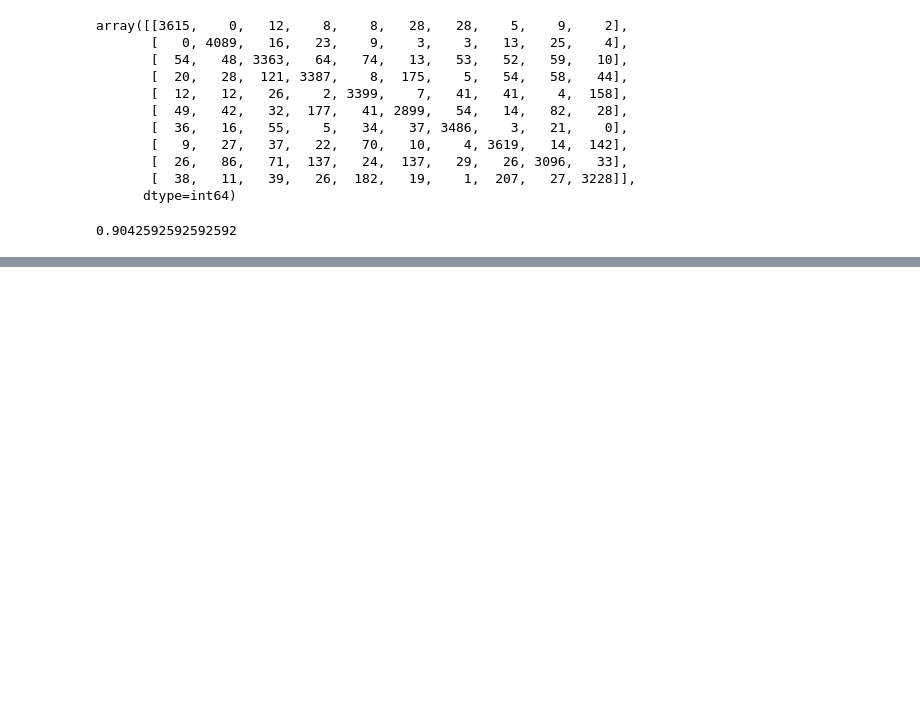
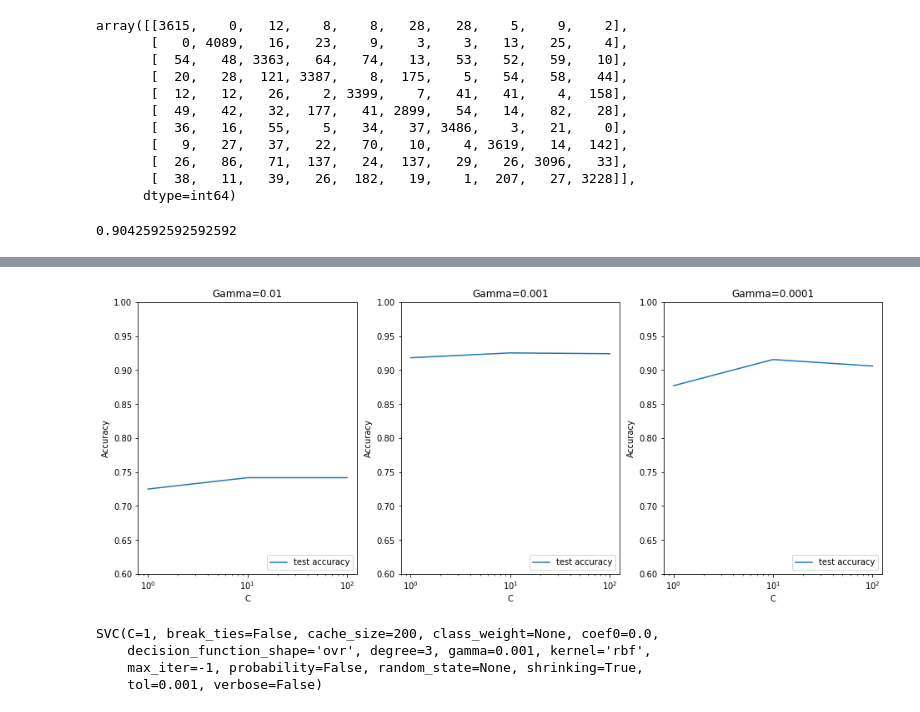
Before and after one commit to PriyankaSiripurapu/SVM_DigitRecogniser, a Jupyter notebook: Digit Recogniser_SVM.ipynb, the cells around one changed output, grey strips where cells are left out. Cells and saved outputs as stored; diff of their text form; code cells hidden in the pictures; blank space fills up the shorter version.

```diff
--- a/Digit Recogniser_SVM.ipynb
+++ b/Digit Recogniser_SVM.ipynb
@@ -158,0 +179,3 @@ metrics.accuracy_score(y_true=y_test, y_pred=pred)
+# %%
+rbf_svm = svm.SVC(kernel='rbf')
+rbf_svm.fit(x_train, y_train)
@@ -158,0 +193,11 @@ metrics.accuracy_score(y_true=y_test, y_pred=pred)
+# %%
+from sklearn.model_selection import GridSearchCV
+
+parameters = {'C':[1, 10, 100],
+             'gamma': [1e-2, 1e-3, 1e-4]}
+
+svc_grd_srch = svm.SVC(kernel="rbf")
+
+clf = GridSearchCV(svc_grd_srch, param_grid=parameters, scoring='accuracy')
+
+clf.fit(x_train, y_train)
@@ -158,0 +216,3 @@ metrics.accuracy_score(y_true=y_test, y_pred=pred)
+# %%
+cv_results = pd.DataFrame(clf.cv_results_)
+cv_results
@@ -158,0 +230,59 @@ metrics.accuracy_score(y_true=y_test, y_pred=pred)
+# %%
+cv_results['param_C'] = cv_results['param_C'].astype('int')
+
+# # plotting
+plt.figure(figsize=(16,6))
+
+# subplot 1/3
+plt.subplot(131)
+gamma_01 = cv_results[cv_results['param_gamma']==0.01]
+
+plt.plot(gamma_01["param_C"], gamma_01["mean_test_score"])
+
+plt.xlabel('C')
+plt.ylabel('Accuracy')
+plt.title("Gamma=0.01")
+plt.ylim([0.60, 1])
+plt.legend(['test accuracy', 'train accuracy'], loc='lower right')
+plt.xscale('log')
+
+# subplot 2/3
+plt.subplot(132)
+gamma_001 = cv_results[cv_results['param_gamma']==0.001]
+
+plt.plot(gamma_001["param_C"], gamma_001["mean_test_score"])
+
+plt.xlabel('C')
+plt.ylabel('Accuracy')
+plt.title("Gamma=0.001")
+plt.ylim([0.60, 1])
+plt.legend(['test accuracy', 'train accuracy'], loc='lower right')
+plt.xscale('log')
+
+
+# subplot 3/3
+plt.subplot(133)
+gamma_0001 = cv_results[cv_results['param_gamma']==0.0001]
+
+plt.plot(gamma_0001["param_C"], gamma_0001["mean_test_score"])
+
+plt.xlabel('C')
+plt.ylabel('Accuracy')
+plt.title("Gamma=0.0001")
+plt.ylim([0.60, 1])
+plt.legend(['test accuracy', 'train accuracy'], loc='lower right')
+plt.xscale('log')
+
+plt.show()
+# %% [output]
+[figure, added]
+# %%
+best_C_Value= 1
+best_gamma_Value = 0.001
+final_svm= svm.SVC(kernel='rbf', C=best_C_Value, gamma=best_gamma_Value)
+final_svm.fit(x_train, y_train)
+# %% [output]
+SVC(C=1, break_ties=False, cache_size=200, class_weight=None, coef0=0.0,
+    decision_function_shape='ovr', degree=3, gamma=0.001, kernel='rbf',
+    max_iter=-1, probability=False, random_state=None, shrinking=True,
+    tol=0.001, verbose=False)
```
Also changed, not shown: parts of 7 cells of this notebook.
